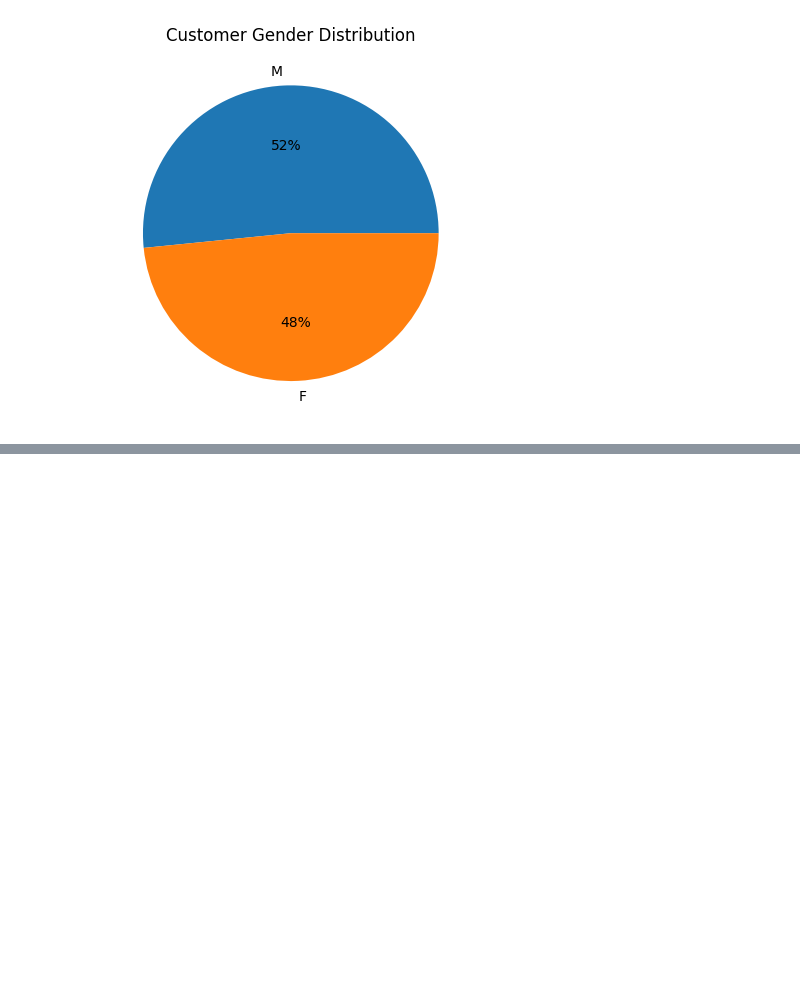
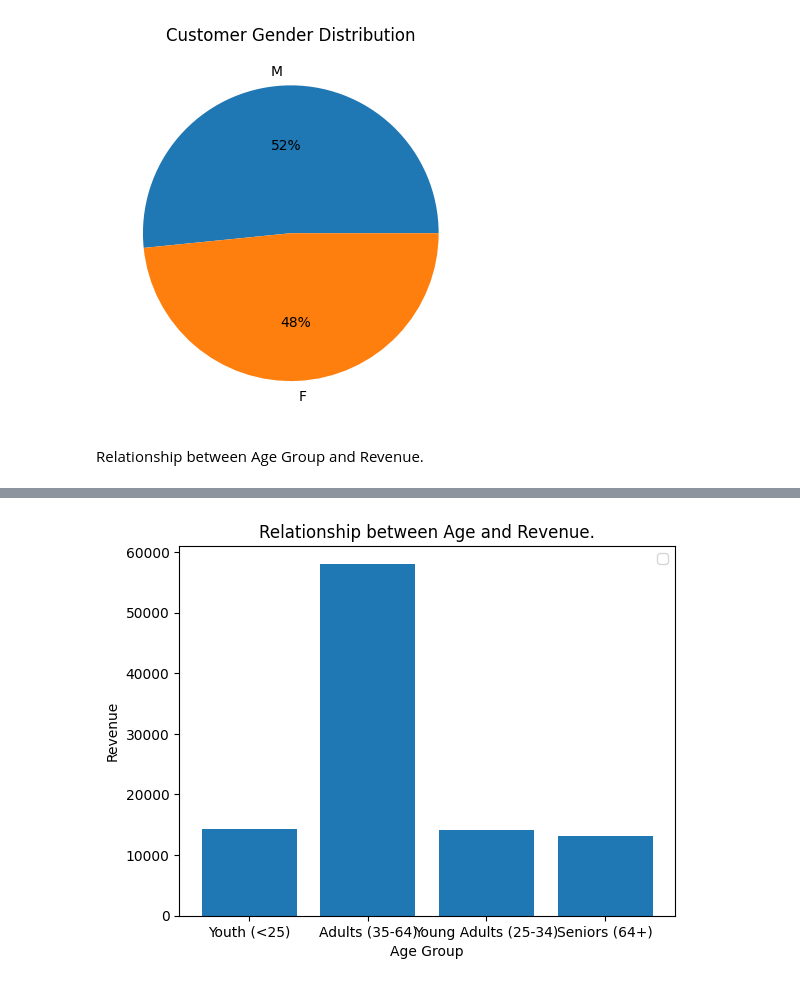
Before and after one commit to shivanswamynathan/EDA_Sales_data, a Jupyter notebook: DS_PROJECT.ipynb, the cells around one changed output, grey strips where cells are left out. Saved outputs shown, nothing was run; the diff lists cells and outputs as text; code cells hidden in the pictures; blank space fills up the shorter version.

```diff
--- a/DS_PROJECT.ipynb
+++ b/DS_PROJECT.ipynb
@@ -74,0 +9,4 @@ Null Values Visualization
+# %%
+Dataset = pd.read_csv('sales_data - sales_data.csv')
+df = pd.DataFrame(Dataset)
+df.head()
@@ -176,3 +197,17 @@ M    58312
 F    54724
 Name: count, dtype: int64
 [figure]
+# %% [markdown]
+Relationship between Age Group and Revenue.
+# %%
+class relationship:
+  def bar (self):
+    plt.bar(df['Age_Group'], df['Revenue'], width=0.8, color=None, label=None, align='center')
+    plt.xlabel('Age Group')
+    plt.ylabel('Revenue')
+    plt.title('Relationship between Age and Revenue.')
+    plt.legend()
+    plt.show()
+obj7 = relationship()
+obj7.bar()
+# %% [output]
@@ -178,0 +215 @@ Name: count, dtype: int64
+[figure, added]
```
Also changed, not shown: parts of 16 cells of this notebook.
